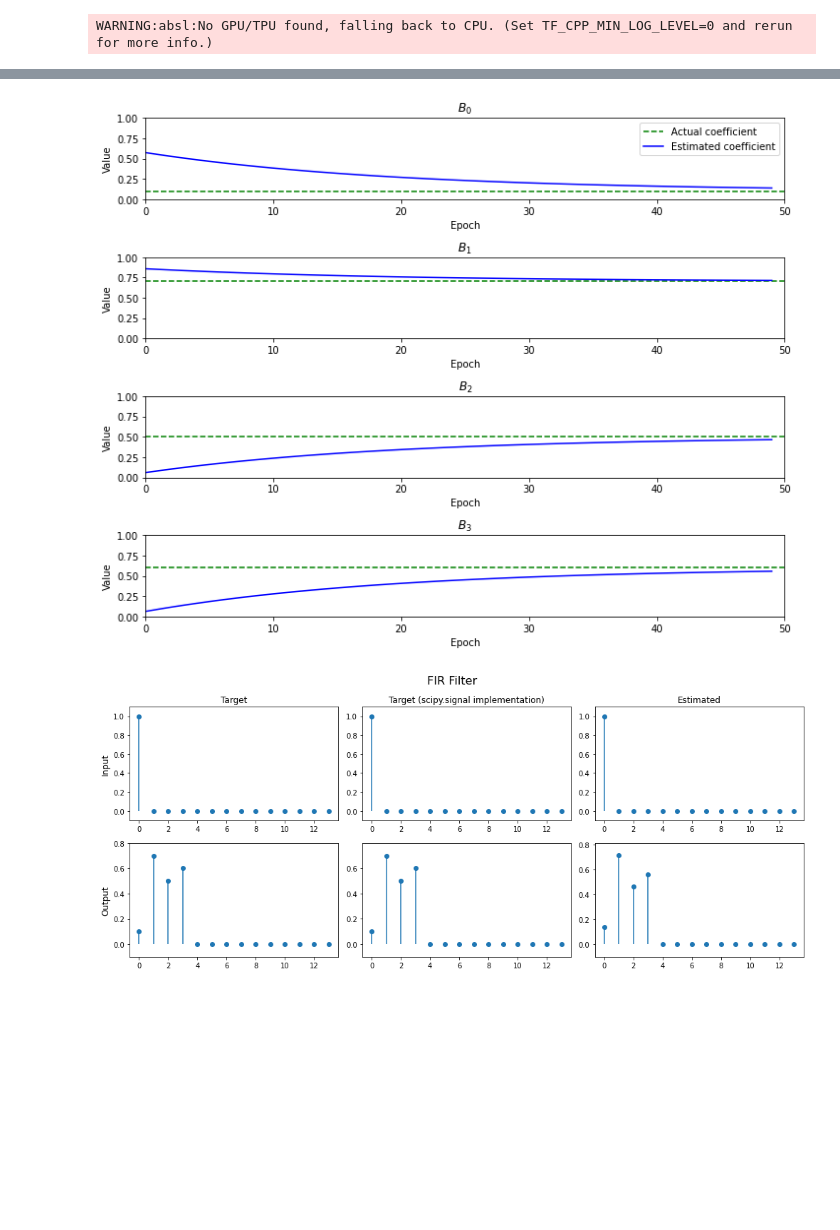
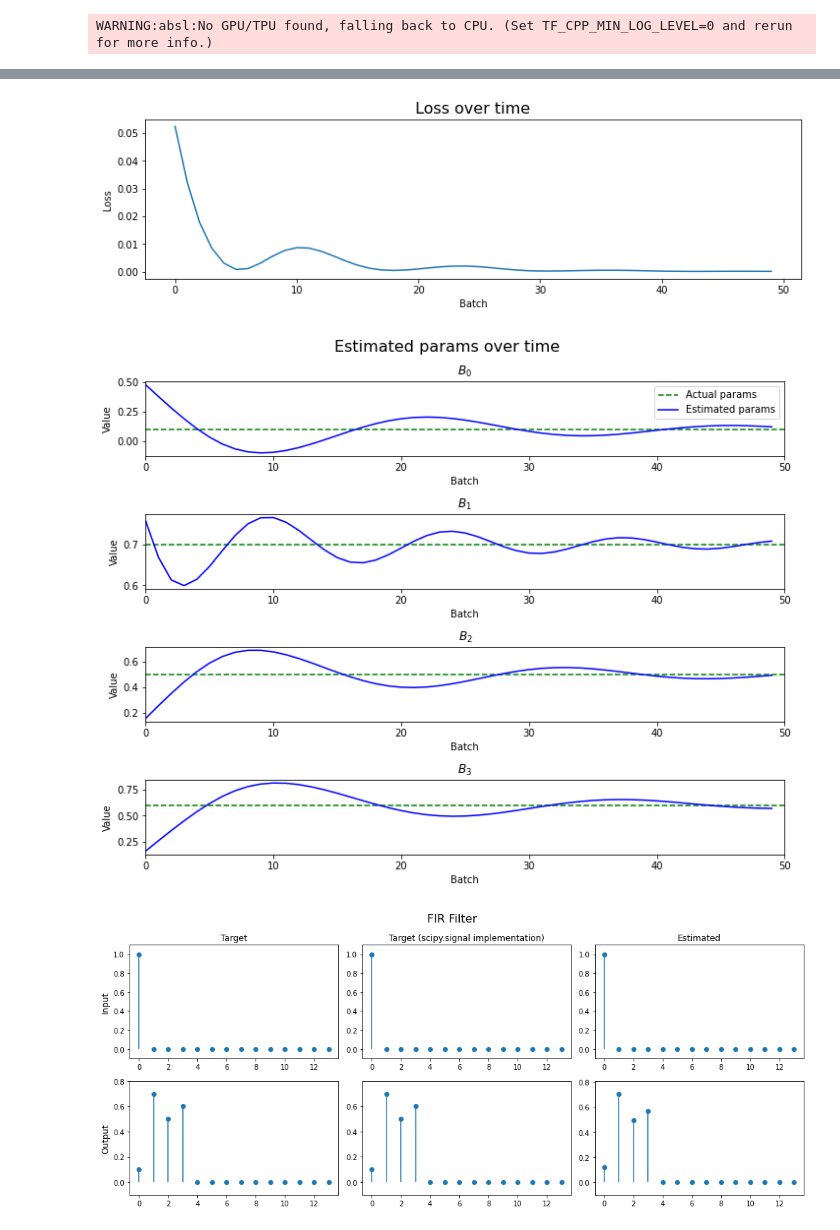
Before and after one commit to khiner/jaxdsp, a Jupyter notebook: jax_audio_experiments.ipynb, the cells around one changed output, grey strips where cells are left out. Drawn from its saved outputs; the diff is of its cells as text; code cells hidden in the pictures; blank space fills up the shorter version.

Commit message:
Refactor to use jax optimizer fn. Use adam optimizer. Plot loss history. DRY up some plotting. Use A_0 iir parameter (don't assume it's 1, and allow it to be optimized with grad descent)

```diff
--- a/jax_audio_experiments.ipynb
+++ b/jax_audio_experiments.ipynb
@@ -25,19 +78,21 @@ from scipy import signal
 # %%
 def mse(X, Y):
     return ((Y - X) ** 2).mean()
-# %%
-import numpy as np
-
-def train(params, objective, X, Y_target, learning_rate=0.35, epochs=100):
-    params_history = np.ndarray((epochs, *params.shape))
-    Y = jnp.zeros(X.size)
-
-    for epoch in range(epochs):
-        gradient = grad(objective)(params, X, Y, Y_target)
-        params_history[epoch, :] = params
-        params += learning_rate * gradient
-
-    return params, params_history
+# %%
+def train(init_params, loss_fn, X, Y_target, step_size=0.1, num_batches=100):
+    params_history = np.ndarray((*init_params.shape, num_batches))
+    loss_history = np.zeros(num_batches)
+    Y = jnp.zeros(X.size)
+
+    opt_init, opt_update, get_params = optimizers.adam(step_size)
+    opt_state = opt_init(init_params)
+    for batch_i in range(num_batches):
+        loss, gradient = value_and_grad(loss_fn)(get_params(opt_state), X, Y, Y_target)
+        opt_state = opt_update(batch_i, gradient, opt_state)
+        params_history[..., batch_i] = get_params(opt_state)
+        loss_history[batch_i] = loss
+
+    return get_params(opt_state), params_history, loss_history
 # %%
 def tick_fir_filter(x, B, inputs):
     next_inputs = jnp.concatenate([jnp.array([x]), inputs[0:-1]])
@@ -52,9 +107,9 @@ def fir_filter(X, Y, B):
         Y = Y.at[i].set(y) # Y[i] = y
     return Y
 # %%
-def objective_fir(params, X, Y, Y_target):
+def loss_fir(params, X, Y, Y_target):
     Y = fir_filter(X, Y, params)
-    return -mse(Y, Y_target)
+    return mse(Y, Y_target)
 # %%
 X = jnp.concatenate([jnp.array([1]), jnp.zeros(13)])
 Y = jnp.zeros(X.size)
@@ -96,21 +129,11 @@ Wall time: 6.6 s
-# %%
-_, axes = plt.subplots(params.size, figsize=(10, params.shape[-1] * 2))
-
-for param_index in range(params.size):
-    param_plot = axes[param_index]
-    param_plot.set_title('$B_%s$' % param_index)
-    param_plot.set_xlim([0, epochs])
-    param_plot.set_ylim([0, 1])
-    param_plot.set_xlabel('Epoch')
-    param_plot.set_ylabel('Value')
-    param_plot.axhline(y=B_target[param_index], c='g', linestyle='--', label='Actual coefficient')
-    param_plot.plot(params_history[:,param_index], c='b', label='Estimated coefficient')
-    if param_index == 0:
-        param_plot.legend()
-
-plt.tight_layout()
-# %% [output]
-[figure, removed]
+# %%
+plot_loss(loss_history)
+# %% [output]
+[figure, added]
+# %%
+plot_params(np.asarray([B_target]), np.expand_dims(params_history, axis=0), np.asarray([['$B_%s$' % i for i in range(B_target.size)]]))
+# %% [output]
+[figure, added]
 # %%
 Y_scipy = signal.lfilter(B_target, [1.0], X)
 Y_estimated = fir_filter(X, Y, params)
```
Also changed, not shown: parts of 14 cells of this notebook.
